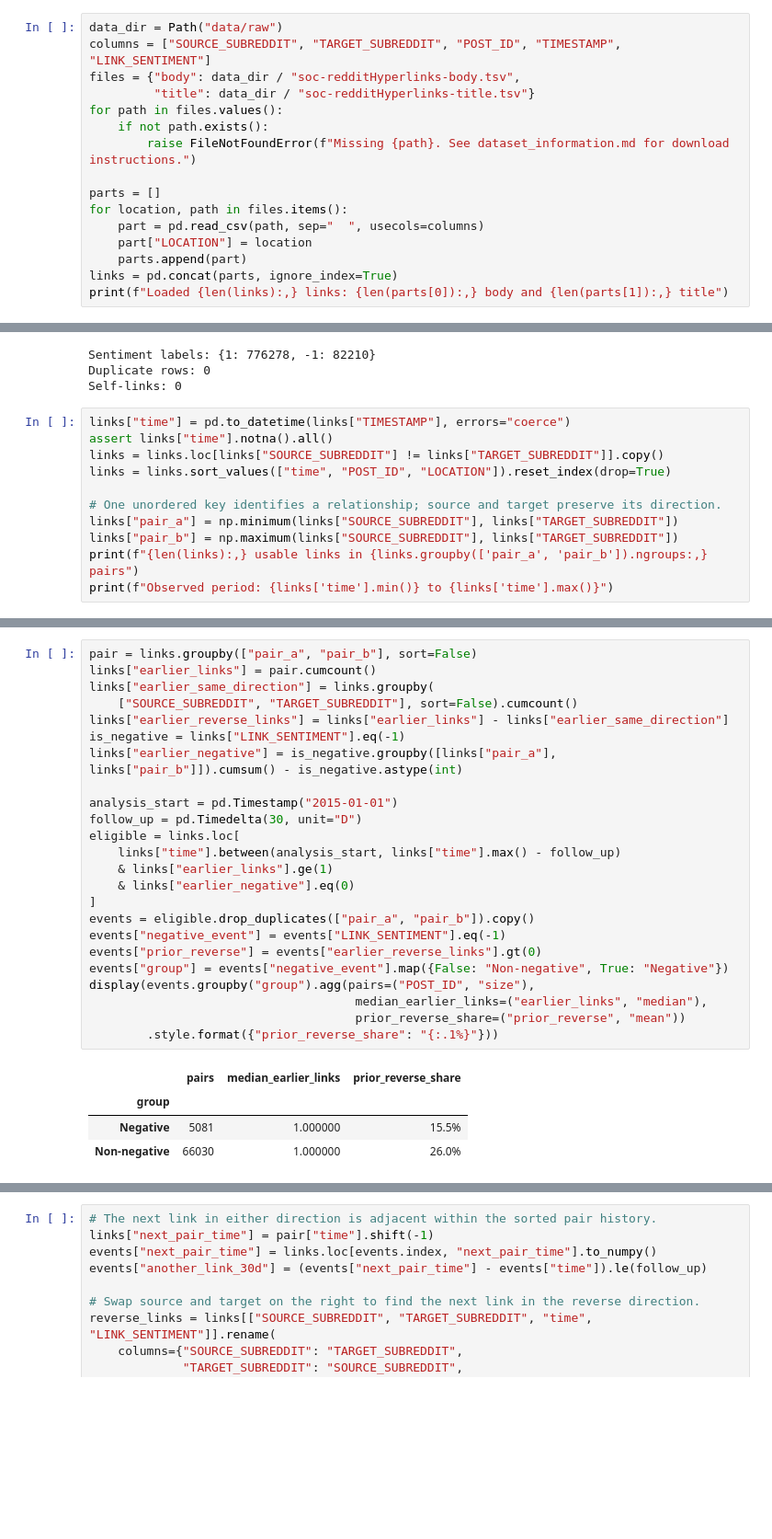
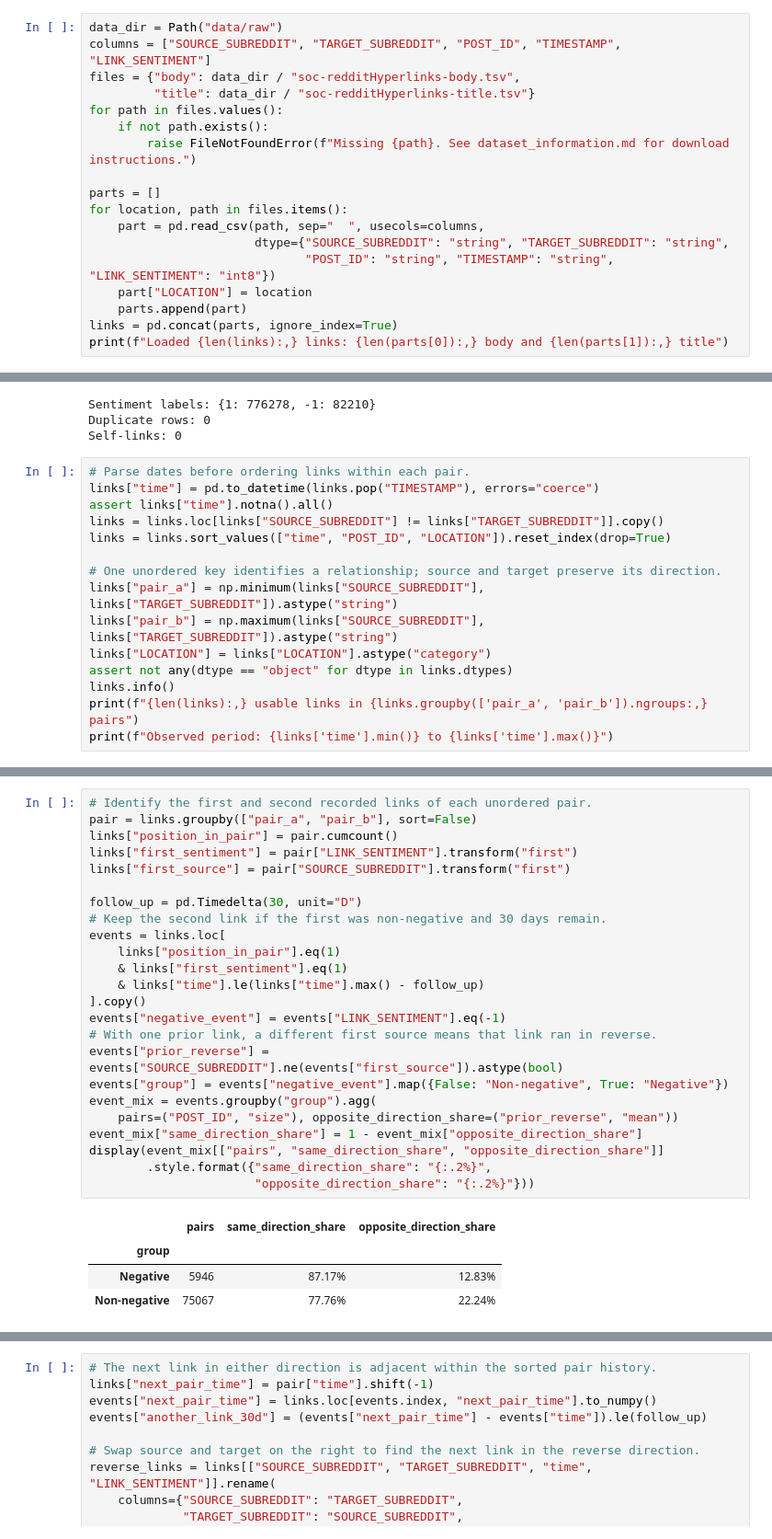
Before and after one commit to RomainFast121/ada_project, a Jupyter notebook: research_question_2.ipynb, the cells around one changed output, grey strips where cells are left out. Shown at 92% size. Cells and saved outputs as stored; diff of their text form; blank space fills up the shorter version.

```diff
--- a/research_question_2.ipynb
+++ b/research_question_2.ipynb
@@ -29,7 +32,9 @@ for path in files.values():
 
 parts = []
 for location, path in files.items():
-    part = pd.read_csv(path, sep="	", usecols=columns)
+    part = pd.read_csv(path, sep="	", usecols=columns,
+                       dtype={"SOURCE_SUBREDDIT": "string", "TARGET_SUBREDDIT": "string",
+                              "POST_ID": "string", "TIMESTAMP": "string", "LINK_SENTIMENT": "int8"})
     part["LOCATION"] = location
     parts.append(part)
 links = pd.concat(parts, ignore_index=True)
@@ -61,14 +66,18 @@ Sentiment labels: {1: 776278, -1: 82210}
 Duplicate rows: 0
 Self-links: 0
 # %%
-links["time"] = pd.to_datetime(links["TIMESTAMP"], errors="coerce")
+# Parse dates before ordering links within each pair.
+links["time"] = pd.to_datetime(links.pop("TIMESTAMP"), errors="coerce")
 assert links["time"].notna().all()
 links = links.loc[links["SOURCE_SUBREDDIT"] != links["TARGET_SUBREDDIT"]].copy()
 links = links.sort_values(["time", "POST_ID", "LOCATION"]).reset_index(drop=True)
 
 # One unordered key identifies a relationship; source and target preserve its direction.
-links["pair_a"] = np.minimum(links["SOURCE_SUBREDDIT"], links["TARGET_SUBREDDIT"])
-links["pair_b"] = np.maximum(links["SOURCE_SUBREDDIT"], links["TARGET_SUBREDDIT"])
+links["pair_a"] = np.minimum(links["SOURCE_SUBREDDIT"], links["TARGET_SUBREDDIT"]).astype("string")
+links["pair_b"] = np.maximum(links["SOURCE_SUBREDDIT"], links["TARGET_SUBREDDIT"]).astype("string")
+links["LOCATION"] = links["LOCATION"].astype("category")
+assert not any(dtype == "object" for dtype in links.dtypes)
+links.info()
 print(f"{len(links):,} usable links in {links.groupby(['pair_a', 'pair_b']).ngroups:,} pairs")
 print(f"Observed period: {links['time'].min()} to {links['time'].max()}")
 # %% [output]
@@ -81,30 +154,30 @@ We use 2014 to observe earlier links. For each pair, we select its **first eligi
 # %%
+# Identify the first and second recorded links of each unordered pair.
 pair = links.groupby(["pair_a", "pair_b"], sort=False)
-links["earlier_links"] = pair.cumcount()
-links["earlier_same_direction"] = links.groupby(
-    ["SOURCE_SUBREDDIT", "TARGET_SUBREDDIT"], sort=False).cumcount()
-links["earlier_reverse_links"] = links["earlier_links"] - links["earlier_same_direction"]
-is_negative = links["LINK_SENTIMENT"].eq(-1)
-links["earlier_negative"] = is_negative.groupby([links["pair_a"], links["pair_b"]]).cumsum() - is_negative.astype(int)
+links["position_in_pair"] = pair.cumcount()
+links["first_sentiment"] = pair["LINK_SENTIMENT"].transform("first")
+links["first_source"] = pair["SOURCE_SUBREDDIT"].transform("first")
 
-analysis_start = pd.Timestamp("2015-01-01")
 follow_up = pd.Timedelta(30, unit="D")
-eligible = links.loc[
-    links["time"].between(analysis_start, links["time"].max() - follow_up)
-    & links["earlier_links"].ge(1)
-    & links["earlier_negative"].eq(0)
-]
-events = eligible.drop_duplicates(["pair_a", "pair_b"]).copy()
+# Keep the second link if the first was non-negative and 30 days remain.
+events = links.loc[
+    links["position_in_pair"].eq(1)
+    & links["first_sentiment"].eq(1)
+    & links["time"].le(links["time"].max() - follow_up)
+].copy()
 events["negative_event"] = events["LINK_SENTIMENT"].eq(-1)
-events["prior_reverse"] = events["earlier_reverse_links"].gt(0)
+# With one prior link, a different first source means that link ran in reverse.
+events["prior_reverse"] = events["SOURCE_SUBREDDIT"].ne(events["first_source"]).astype(bool)
 events["group"] = events["negative_event"].map({False: "Non-negative", True: "Negative"})
-display(events.groupby("group").agg(pairs=("POST_ID", "size"),
-                                     median_earlier_links=("earlier_links", "median"),
-                                     prior_reverse_share=("prior_reverse", "mean"))
-        .style.format({"prior_reverse_share": "{:.1%}"}))
+event_mix = events.groupby("group").agg(
+    pairs=("POST_ID", "size"), opposite_direction_share=("prior_reverse", "mean"))
+event_mix["same_direction_share"] = 1 - event_mix["opposite_direction_share"]
+display(event_mix[["pairs", "same_direction_share", "opposite_direction_share"]]
+        .style.format({"same_direction_share": "{:.2%}",
+                       "opposite_direction_share": "{:.2%}"}))
 # %% [output]
-|  | pairs | median_earlier_links | prior_reverse_share |
+|  | pairs | same_direction_share | opposite_direction_share |
 | group |  |  |  |
-| Negative | 5081 | 1.000000 | 15.5% |
-| Non-negative | 66030 | 1.000000 | 26.0% |
+| Negative | 5946 | 87.17% | 12.83% |
+| Non-negative | 75067 | 77.76% | 22.24% |
 # %% [markdown]
```
Also changed, not shown: parts of 28 cells of this notebook.
